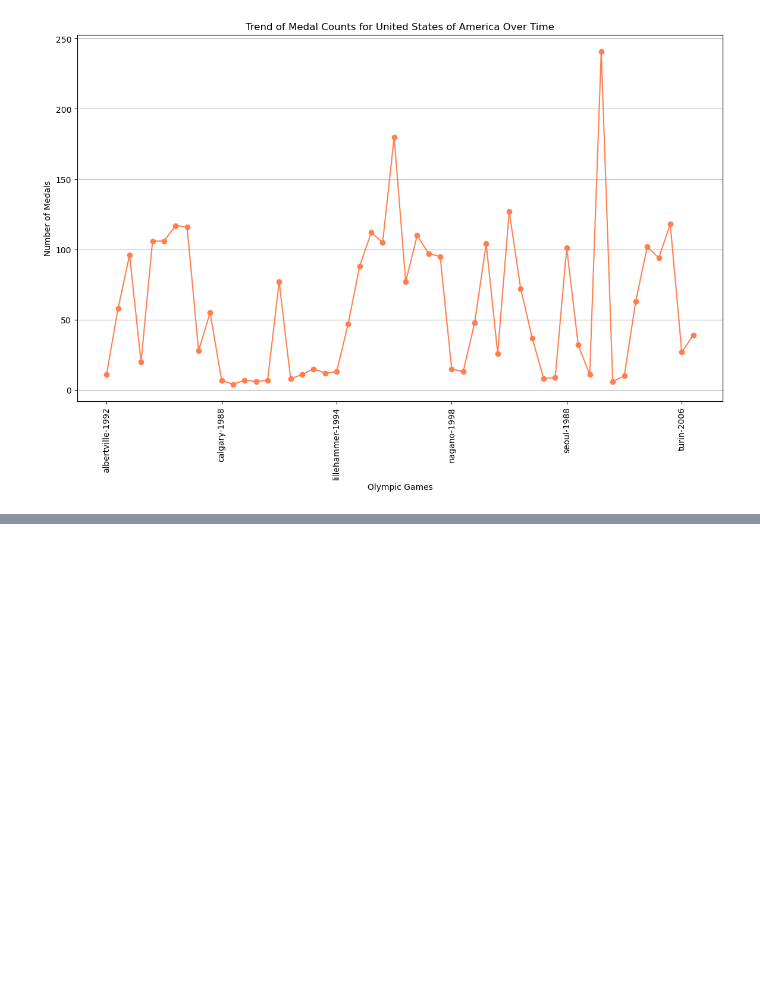
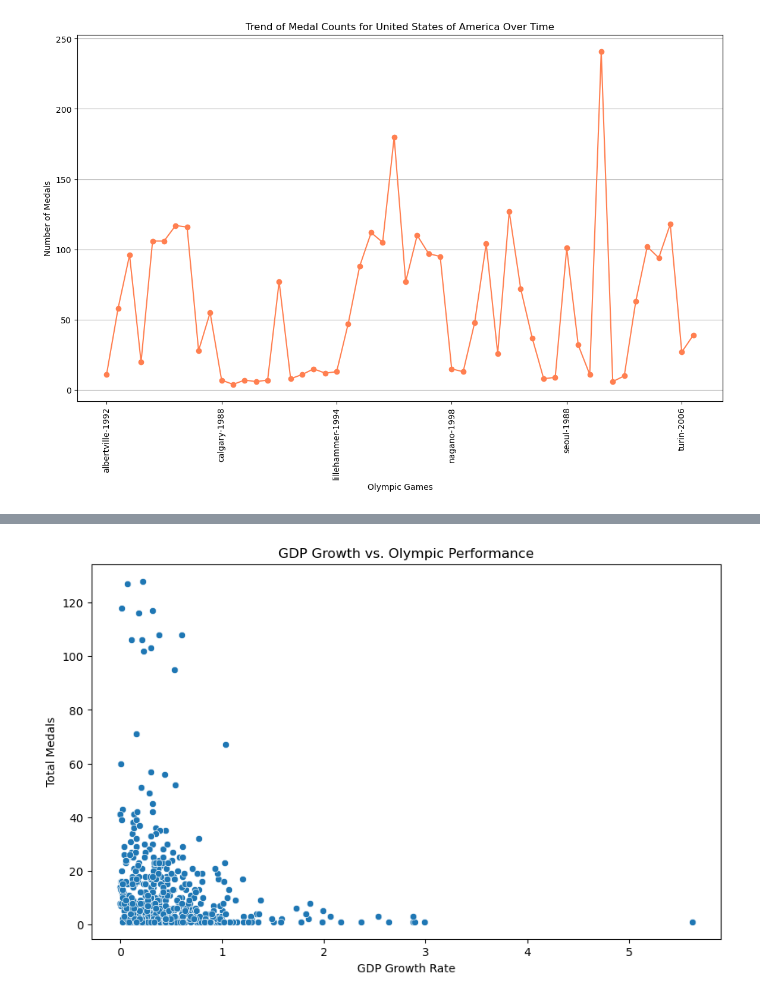
Before and after one commit to ncmoliver/olympic_analysis, a Jupyter notebook: olympic_analysis.ipynb, the cells around one changed output, grey strips where cells are left out. Cells and saved outputs as stored; diff of their text form; code cells hidden in the pictures; blank space fills up the shorter version.

```diff
--- a/olympic_analysis.ipynb
+++ b/olympic_analysis.ipynb
@@ -378,0 +585,28 @@ No host data available for comparison.
+# %%
+import pandas as pd
+import matplotlib.pyplot as plt
+import seaborn as sns
+import numpy as np
+
+# Filter out negative, zero, and NaN values for GDP growth
+economic_impact_clean = economic_impact.dropna(subset=['gdp_growth'])
+economic_impact_clean = economic_impact_clean[economic_impact_clean['gdp_growth'] > 0]
+
+# Ensure the 'gdp_growth' is numeric
+economic_impact_clean['gdp_growth'] = pd.to_numeric(economic_impact_clean['gdp_growth'], errors='coerce')
+
+# Drop any remaining NaN values that could arise from coercion
+economic_impact_clean = economic_impact_clean.dropna(subset=['gdp_growth'])
+
+# Apply a logarithmic transformation to the GDP growth rate to manage extreme values
+economic_impact_clean['log_gdp_growth'] = np.log1p(economic_impact_clean['gdp_growth'])
+
+# Plot the relationship between log-transformed GDP growth and medal performance
+plt.figure(figsize=(10, 6))  # Increase the plot size for better visibility
+sns.scatterplot(x='log_gdp_growth', y='total_medals', data=economic_impact_clean)
+plt.title('GDP Growth vs. Olympic Performance')
+plt.xlabel('GDP Growth Rate')
+plt.ylabel('Total Medals')
+plt.show()
+# %% [output]
+[figure, added]
```
Also changed, not shown: parts of 6 cells of this notebook, 1 other file.
